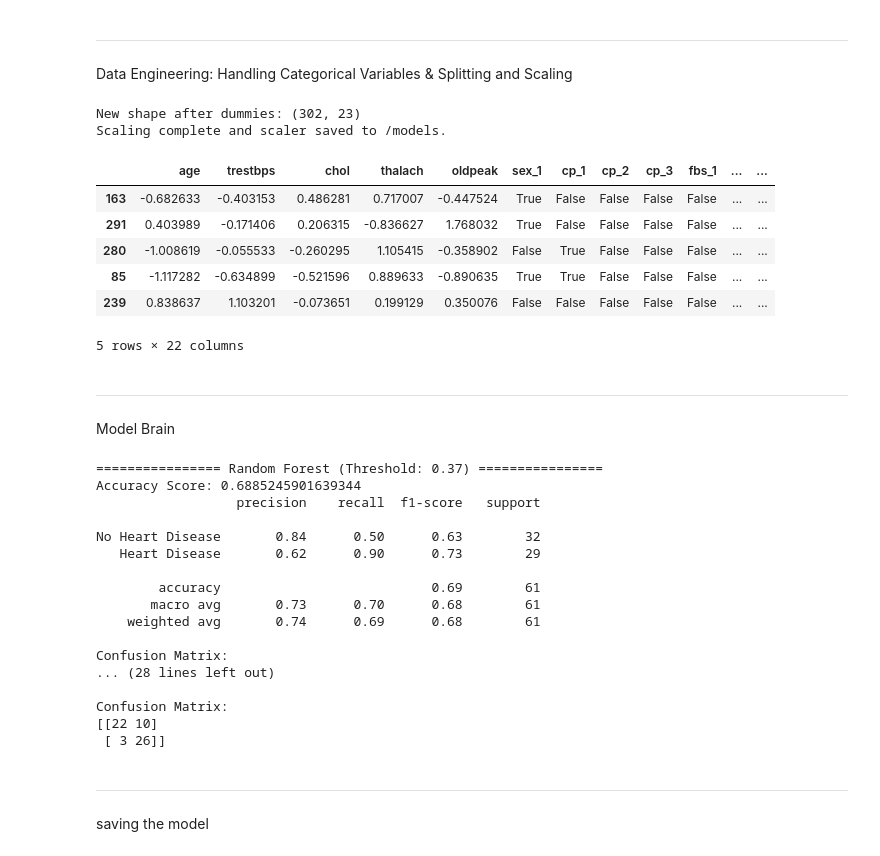
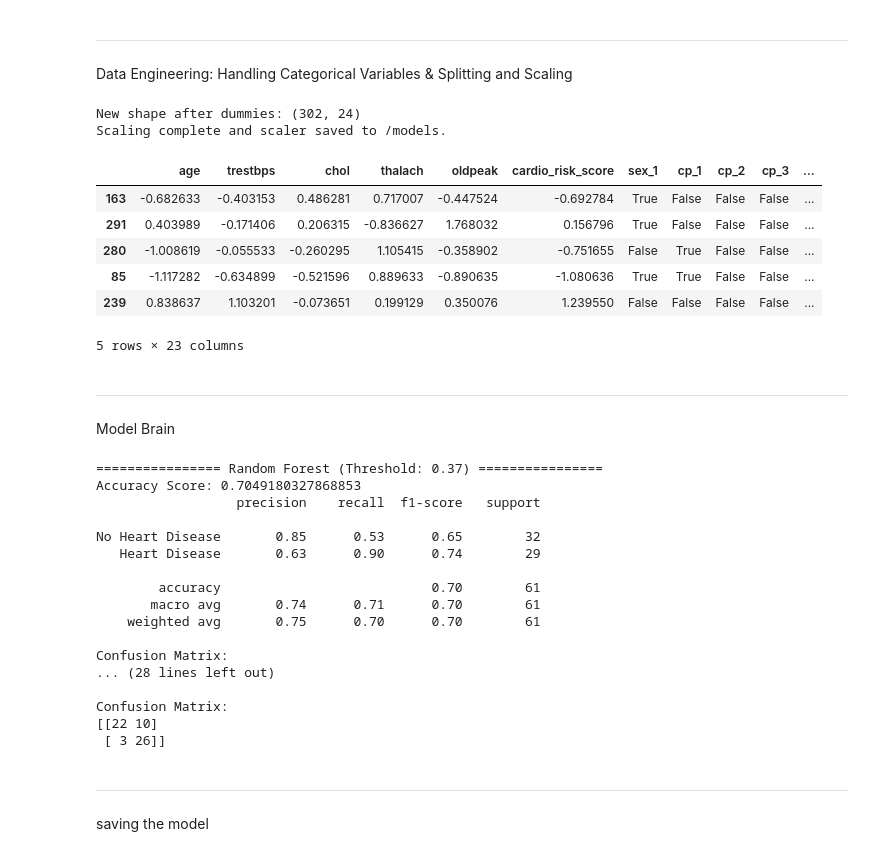
Before and after one commit to rakanHijazeen/Medical-AI-Suite, a Jupyter notebook: notebooks/01_heart_training.ipynb, the cells around one changed output. Saved outputs shown, nothing was run; the diff lists cells and outputs as text; code cells hidden in the pictures.

```diff
--- a/notebooks/01_heart_training.ipynb
+++ b/notebooks/01_heart_training.ipynb
@@ -97,52 +97,54 @@ Passing `palette` without assigning `hue` is deprecated and will be removed in v
 ---
 Data Engineering: Handling Categorical Variables & Splitting and Scaling
 # %%
-# List of categorical columns to transform
-cat_cols = ['sex', 'cp', 'fbs', 'restecg', 'exang', 'slope', 'ca', 'thal']
+
+
+# Force the model to care about old age + high blood pressure
+df['cardio_risk_score'] = df['age'] * (df['trestbps'] / 100)
 
 # Convert these into dummy/indicator variables
 # drop_first=True helps avoid the "dummy variable trap" (multi-collinearity)
-df_final = pd.get_dummies(df, columns=cat_cols, drop_first=True)
+df_final = pd.get_dummies(df, columns=['sex', 'cp', 'fbs', 'restecg', 'exang', 'slope', 'ca', 'thal'], drop_first=True)
 
 # Verify the new columns (e.g., cp_1, cp_2, etc.)
 print(f"New shape after dummies: {df_final.shape}")
 
 
 # 1. Define Features and Target
 X = df_final.drop('target', axis=1)
 y = df_final['target']
 
 # 2. Train/Test Split (80/20)
 X_train, X_test, y_train, y_test = train_test_split(X, y, test_size=0.2, random_state=42)
 
 # 3. Cast the numerical columns to float64 so they can hold decimal values
-num_cols = ['age', 'trestbps', 'chol', 'thalach', 'oldpeak']
+num_cols = ['age', 'trestbps', 'chol', 'thalach', 'oldpeak', 'cardio_risk_score']
 
 X_train[num_cols] = X_train[num_cols].astype('float64')
 X_test[num_cols] = X_test[num_cols].astype('float64')
 
 # 4. Initialize Scaler
 scaler = StandardScaler()
 
 # 5. FIT and TRANSFORM Training Data
 X_train.loc[:, num_cols] = scaler.fit_transform(X_train[num_cols])
 
 # 6. Transform Test Data (Using the mean/std from Training)
 X_test.loc[:, num_cols] = scaler.transform(X_test[num_cols])
 
 
 print("Scaling complete and scaler saved to /models.")
 X_train.head()
 # %% [output]
-New shape after dummies: (302, 23)
+New shape after dummies: (302, 24)
 Scaling complete and scaler saved to /models.
-|  | age | trestbps | chol | thalach | oldpeak | sex_1 | cp_1 | cp_2 | cp_3 | fbs_1 | ... | ... |
-| 163 | -0.682633 | -0.403153 | 0.486281 | 0.717007 | -0.447524 | True | False | False | False | False | ... | ... |
-| 291 | 0.403989 | -0.171406 | 0.206315 | -0.836627 | 1.768032 | True | False | False | False | False | ... | ... |
-| 280 | -1.008619 | -0.055533 | -0.260295 | 1.105415 | -0.358902 | False | True | False | False | False | ... | ... |
-| 85 | -1.117282 | -0.634899 | -0.521596 | 0.889633 | -0.890635 | True | True | False | False | False | ... | ... |
-| 239 | 0.838637 | 1.103201 | -0.073651 | 0.199129 | 0.350076 | False | False | False | False | False | ... | ... |
+|  | age | trestbps | chol | thalach | oldpeak | cardio_risk_score | sex_1 | cp_1 | cp_2 | cp_3 | ... |
+| 163 | -0.682633 | -0.403153 | 0.486281 | 0.717007 | -0.447524 | -0.692784 | True | False | False | False | ... |
+| 291 | 0.403989 | -0.171406 | 0.206315 | -0.836627 | 1.768032 | 0.156796 | True | False | False | False | ... |
+| 280 | -1.008619 | -0.055533 | -0.260295 | 1.105415 | -0.358902 | -0.751655 | False | True | False | False | ... |
+| 85 | -1.117282 | -0.634899 | -0.521596 | 0.889633 | -0.890635 | -1.080636 | True | True | False | False | ... |
+| 239 | 0.838637 | 1.103201 | -0.073651 | 0.199129 | 0.350076 | 1.239550 | False | False | False | False | ... |
-5 rows × 22 columns
+5 rows × 23 columns
 # %% [markdown]
 >
 ---
@@ -178,15 +180,15 @@ for name, model in models.items():
     print(confusion_matrix(y_test, custom_preds))
 # %% [output]
 ================ Random Forest (Threshold: 0.37) ================
-Accuracy Score: 0.6885245901639344
+Accuracy Score: 0.7049180327868853
                   precision    recall  f1-score   support
 
-No Heart Disease       0.84      0.50      0.63        32
-   Heart Disease       0.62      0.90      0.73        29
+No Heart Disease       0.85      0.53      0.65        32
+   Heart Disease       0.63      0.90      0.74        29
 
-        accuracy                           0.69        61
-       macro avg       0.73      0.70      0.68        61
-    weighted avg       0.74      0.69      0.68        61
+        accuracy                           0.70        61
+       macro avg       0.74      0.71      0.70        61
+    weighted avg       0.75      0.70      0.70        61
 
 Confusion Matrix:
 ... (28 lines left out)
```
Also changed, not shown: 3 other files.
